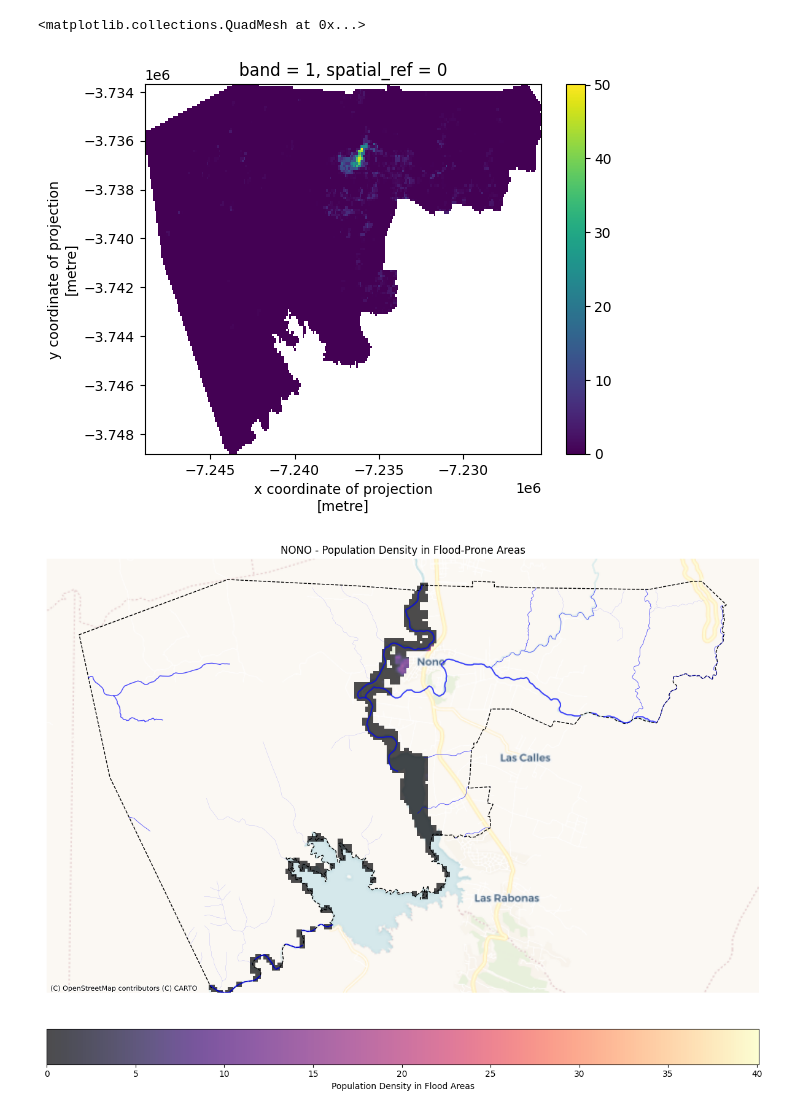
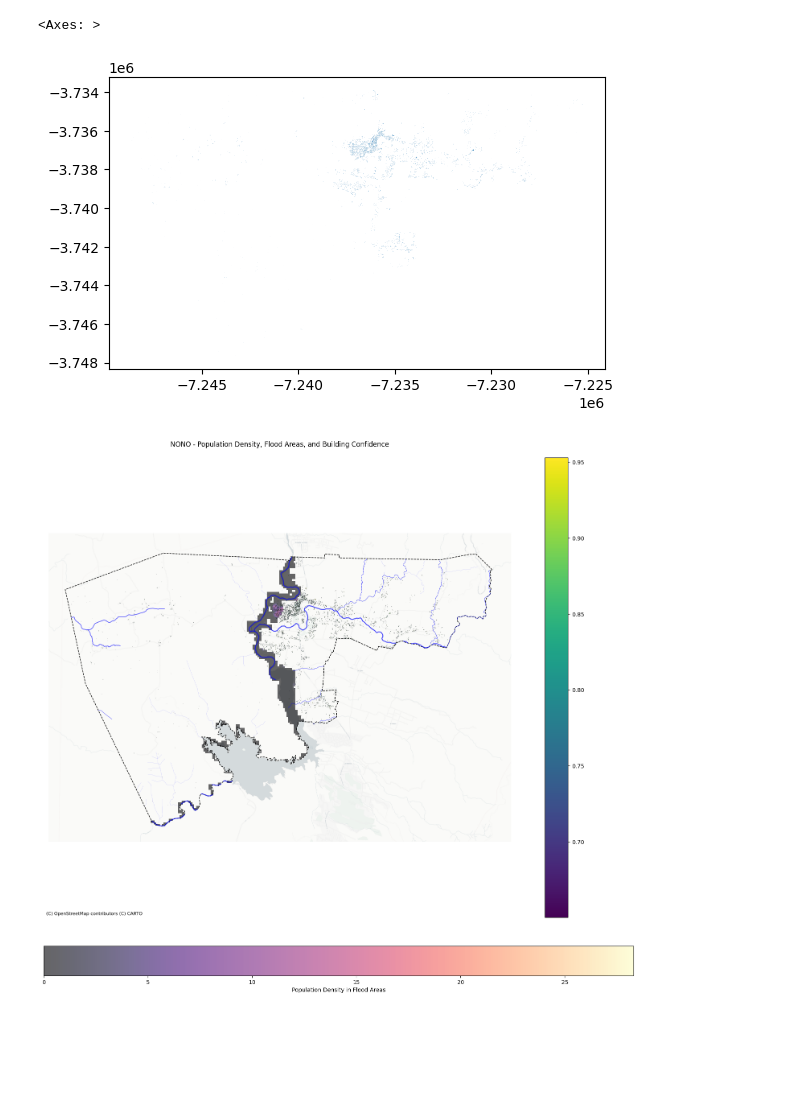
Before and after one commit to nlebovits/ciut-tablero, a Jupyter notebook: tutorials/peligrosidad.ipynb, the cells around one changed output. Saved outputs shown, nothing was run; the diff lists cells and outputs as text; code cells hidden in the pictures; blank space fills up the shorter version.

```diff
--- a/tutorials/peligrosidad.ipynb
+++ b/tutorials/peligrosidad.ipynb
@@ -103,14 +165,32 @@ ghsl_clipped = ghsl_3857.rio.clip(nono_data.to_crs("EPSG:3857").geometry)
+# %%
+# Create GeoDataFrame using the WKT geometry column
+buildings = gpd.GeoDataFrame(
+    buildings,
+    geometry=gpd.GeoSeries.from_wkt(buildings["geometry_wkt"]),
+    crs="EPSG:4326",
+)
+
+buildings_3857 = buildings.to_crs(epsg=3857)
 # %%
-ghsl_clipped.plot()
+buildings_3857.plot()
 # %% [output]
-<matplotlib.collections.QuadMesh at 0x...>
+<Axes: >
-[figure, old version]
+[figure, new version]
 # %%
+# Create a function to scale the line widths
+def scale_line_width(orden):
+    return 2 - (orden - 1) * (1.9 / 4)
+
 # Create the map
-fig, ax = plt.subplots(figsize=(12, 12))
+fig, ax = plt.subplots(figsize=(15, 15))
+
+# Set the plot limits to match the Nono boundary
+bounds = nono_3857.total_bounds
+ax.set_xlim(bounds[0], bounds[2])
+ax.set_ylim(bounds[1], bounds[3])
 
 # Create datashader canvas
-canvas = ds.Canvas(plot_width=1200, plot_height=1200)
+canvas = ds.Canvas(plot_width=1500, plot_height=1500)
 
 # Create mask for flood areas (where flood depth > 0)
 flood_mask = flood_depth_3857 > 0
@@ -124,10 +204,19 @@ ghsl_agg = canvas.raster(ghsl_3857.sel(band=1))
 # Apply the mask to the rasterized data
 masked_ghsl = ghsl_agg.where(flood_agg)
 
+# Add basemap first with explicit zoom level
+ctx.add_basemap(
+    ax,
+    crs=flood_depth_3857.rio.crs,
+    source=ctx.providers.CartoDB.Positron,
+    zorder=0,
+    zoom=15,  # Set explicit zoom level
+)
+
 # Plot the masked population data
 masked_ghsl.plot.imshow(
     ax=ax,
-    alpha=0.7,
+    alpha=0.6,
     cmap="magma",
     add_colorbar=True,
     cbar_kwargs={
@@ -136,23 +225,35 @@ masked_ghsl.plot.imshow(
         "pad": 0.05,
         "location": "bottom",
     },
+    zorder=1,
 )
 
 # Plot vector data
-nono_data_3857.plot(
-    ax=ax, facecolor="none", edgecolor="black", linestyle="--", linewidth=1
+nono_3857.plot(
+    ax=ax, facecolor="none", edgecolor="black", linestyle="--", linewidth=1, zorder=2
 )
 
 # Plot water courses
-for orden in sorted(water_courses_3857["orden"].unique()):
-    subset = water_courses_3857[water_courses_3857["orden"] == orden]
+for orden in sorted(cursos_agua_nono_3857["orden"].unique()):
+    subset = cursos_agua_nono_3857[cursos_agua_nono_3857["orden"] == orden]
     line_width = scale_line_width(orden)
-    subset.plot(ax=ax, color="blue", linewidth=line_width, alpha=0.7)
+    subset.plot(ax=ax, color="blue", linewidth=line_width, alpha=0.7, zorder=3)
 
-# Add basemap
-ctx.add_basemap(
-    ax, crs=flood_depth_3857.rio.crs, source=ctx.providers.CartoDB.Voyager, zorder=-1
+# Plot buildings with confidence
+buildings_3857.plot(
+    column="confidence",
+    ax=ax,
+    legend=True,
+    cmap="viridis",
+    alpha=0.5,
+    edgecolor="black",
+    linewidth=0.3,
+    zorder=4,
 )
+
+# Add title and labels
+plt.title("NONO - Population Density, Flood Areas, and Building Confidence", pad=20)
+plt.axis("equal")  # This ensures the plot isn't distorted
 
 # Remove axis labels and ticks
 ax.set_axis_off()
@@ -160,7 +261,6 @@ ax.set_axis_off()
 # Adjust layout to prevent legend overlap
 plt.tight_layout()
 
-plt.title("NONO - Population Density in Flood-Prone Areas")
 plt.show()
 # %% [output]
-[figure, old version]
+[figure, new version]
```
Also changed, not shown: parts of 14 cells of this notebook.
